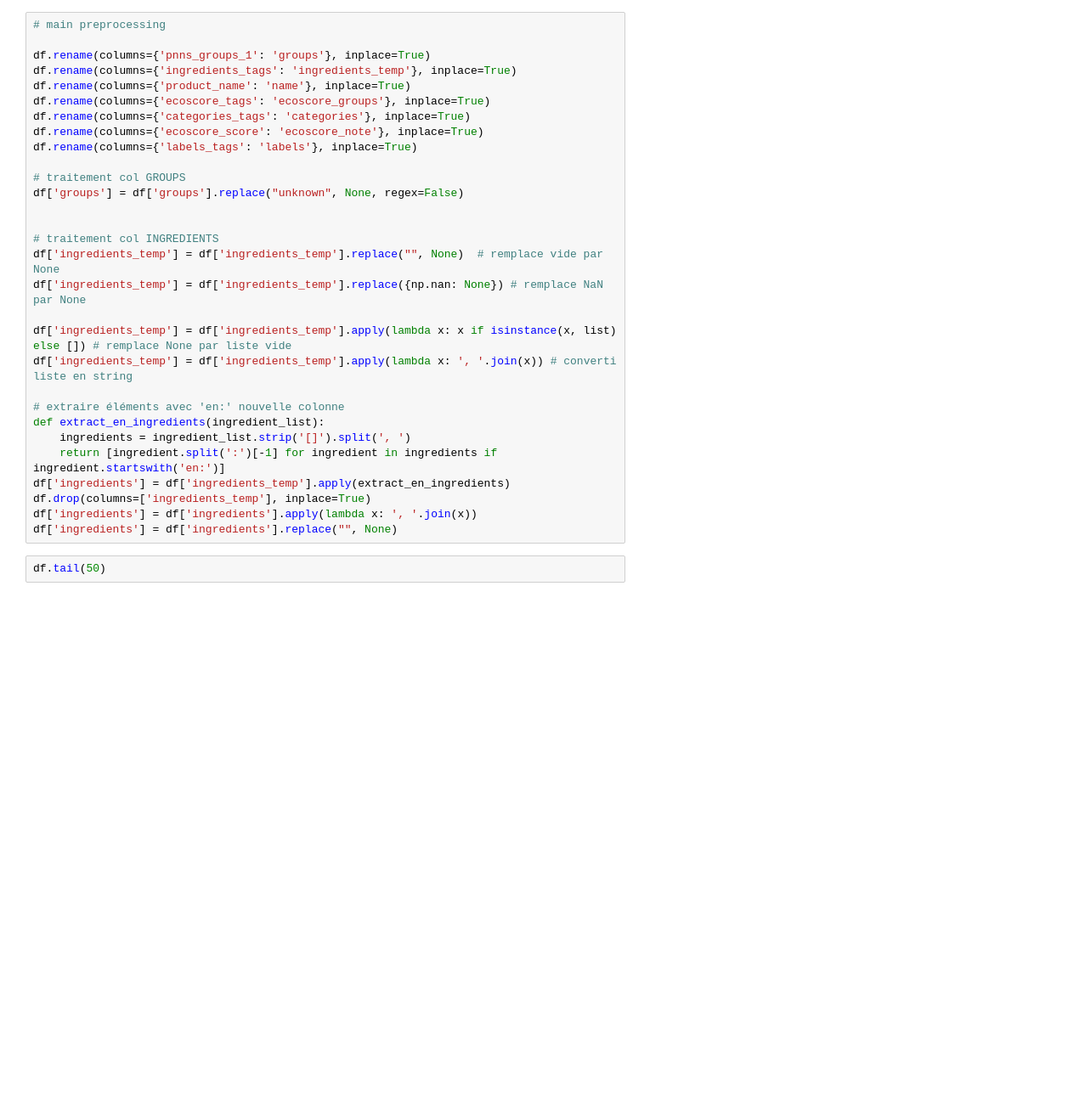
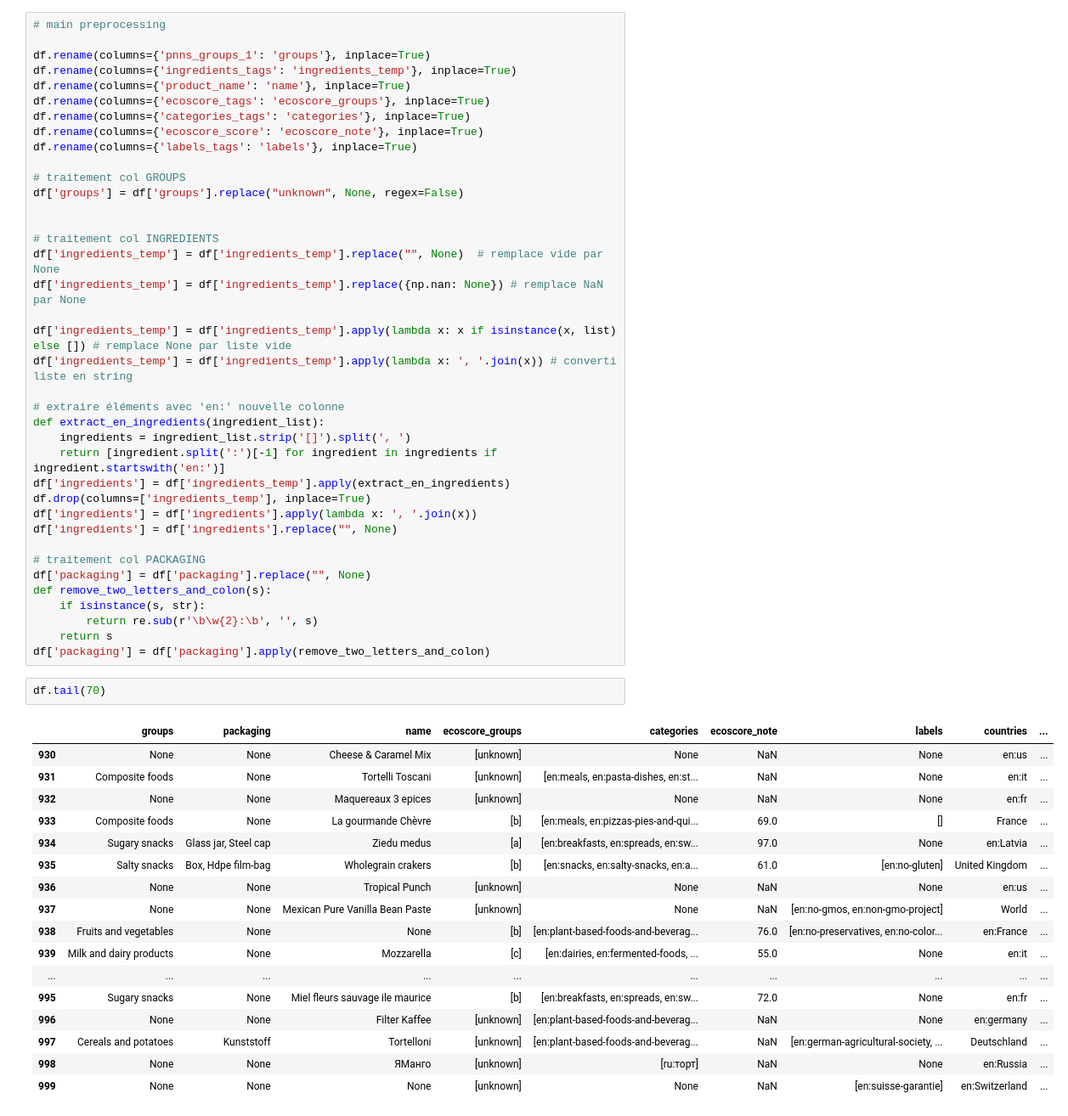
Before and after one commit to CarolusIntelligence/green_ia, a Jupyter notebook: notebooks/01_preprocessing.ipynb, the cells around one changed output. Shown: that part at 85% size. Saved outputs shown, nothing was run; the diff lists cells and outputs as text; blank space fills up the shorter version.

Commit message:
preprocesssing packaging

```diff
--- a/notebooks/01_preprocessing.ipynb
+++ b/notebooks/01_preprocessing.ipynb
@@ -42,7 +61,33 @@ df['ingredients'] = df['ingredients_temp'].apply(extract_en_ingredients)
 df.drop(columns=['ingredients_temp'], inplace=True)
 df['ingredients'] = df['ingredients'].apply(lambda x: ', '.join(x))
 df['ingredients'] = df['ingredients'].replace("", None)
+
+# traitement col PACKAGING
+df['packaging'] = df['packaging'].replace("", None)
+def remove_two_letters_and_colon(s):
+    if isinstance(s, str):
+        return re.sub(r'\b\w{2}:\b', '', s)
+    return s
+df['packaging'] = df['packaging'].apply(remove_two_letters_and_colon)
 # %%
-df.tail(50)
+df.tail(70)
+# %% [output]
+|  | groups | packaging | name | ecoscore_groups | categories | ecoscore_note | labels | countries | ... |
+| 930 | None | None | Cheese & Caramel Mix | [unknown] | None | NaN | None | en:us | ... |
+| 931 | Composite foods | None | Tortelli Toscani | [unknown] | [en:meals, en:pasta-dishes, en:st... | NaN | None | en:it | ... |
+| 932 | None | None | Maquereaux 3 epices | [unknown] | None | NaN | None | en:fr | ... |
+| 933 | Composite foods | None | La gourmande Chèvre | [b] | [en:meals, en:pizzas-pies-and-qui... | 69.0 | [] | France | ... |
+| 934 | Sugary snacks | Glass jar, Steel cap | Ziedu medus | [a] | [en:breakfasts, en:spreads, en:sw... | 97.0 | None | en:Latvia | ... |
+| 935 | Salty snacks | Box, Hdpe film-bag | Wholegrain crakers | [b] | [en:snacks, en:salty-snacks, en:a... | 61.0 | [en:no-gluten] | United Kingdom | ... |
+| 936 | None | None | Tropical Punch | [unknown] | None | NaN | None | en:us | ... |
+| 937 | None | None | Mexican Pure Vanilla Bean Paste | [unknown] | None | NaN | [en:no-gmos, en:non-gmo-project] | World | ... |
+| 938 | Fruits and vegetables | None | None | [b] | [en:plant-based-foods-and-beverag... | 76.0 | [en:no-preservatives, en:no-color... | en:France | ... |
+| 939 | Milk and dairy products | None | Mozzarella | [c] | [en:dairies, en:fermented-foods, ... | 55.0 | None | en:it | ... |
+| ... | ... | ... | ... | ... | ... | ... | ... | ... | ... |
+| 995 | Sugary snacks | None | Miel fleurs sauvage ile maurice | [b] | [en:breakfasts, en:spreads, en:sw... | 72.0 | None | en:fr | ... |
+| 996 | None | None | Filter Kaffee | [unknown] | [en:plant-based-foods-and-beverag... | NaN | None | en:germany | ... |
+| 997 | Cereals and potatoes | Kunststoff | Tortelloni | [unknown] | [en:plant-based-foods-and-beverag... | NaN | [en:german-agricultural-society, ... | Deutschland | ... |
+| 998 | None | None | ЯМанго | [unknown] | [ru:торт] | NaN | None | en:Russia | ... |
+| 999 | None | None | None | [unknown] | None | NaN | [en:suisse-garantie] | en:Switzerland | ... |
 # %%
 df['ingredients'].head(10)
```
Also changed, not shown: parts of 6 cells of this notebook.
